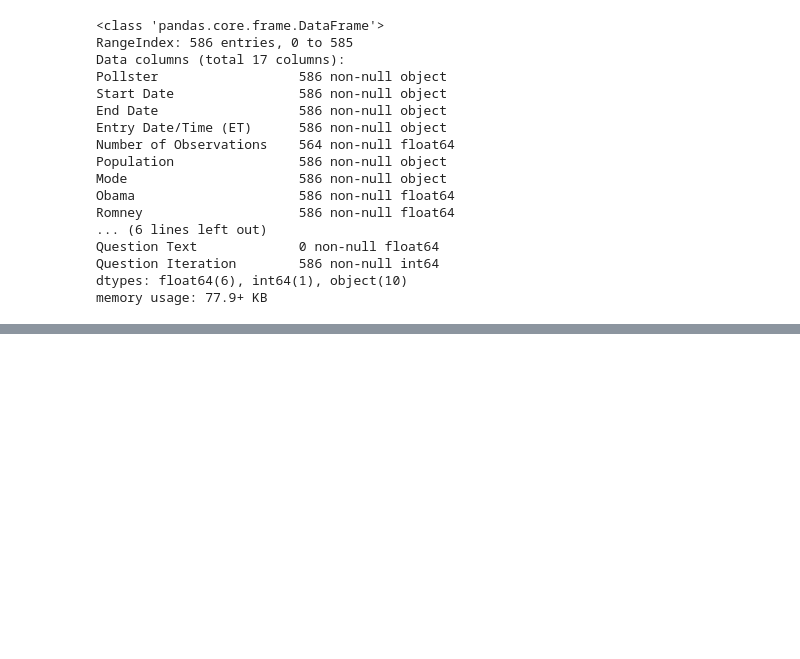
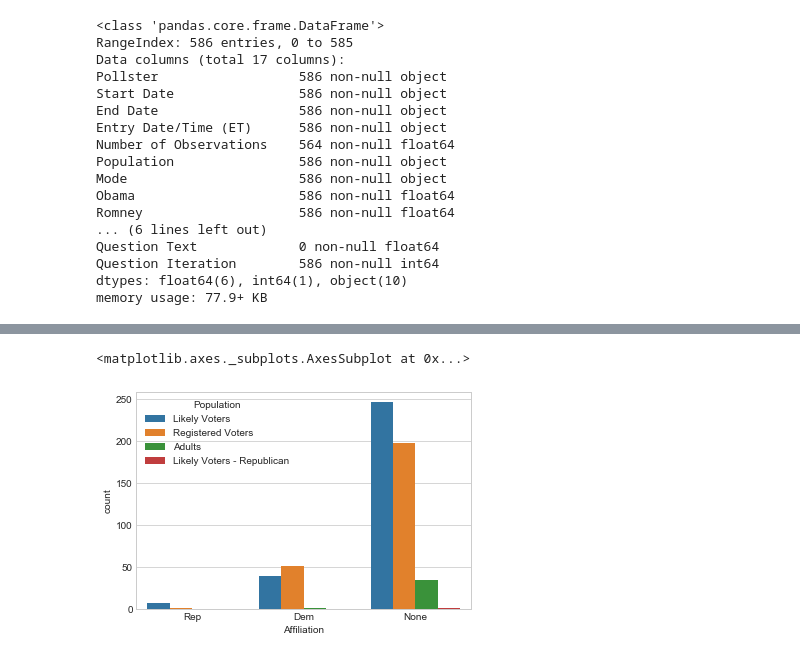
Before and after one commit to kiyo2022/project, a Jupyter notebook: アメリカ大統領選挙.ipynb, the cells around one changed output, grey strips where cells are left out. Cells and saved outputs as stored; diff of their text form; code cells hidden in the pictures; blank space fills up the shorter version.

```diff
--- a/アメリカ大統領選挙.ipynb
+++ b/アメリカ大統領選挙.ipynb
@@ -55,0 +87,5 @@ poll_df.head()
+# %%
+sns.countplot('Affiliation', data=poll_df, hue='Population', order=['Rep', 'Dem', 'None'])
+# %% [output]
+<matplotlib.axes._subplots.AxesSubplot at 0x...>
+[figure, added]
```
Also changed, not shown: parts of 23 cells of this notebook, 1 other file.
